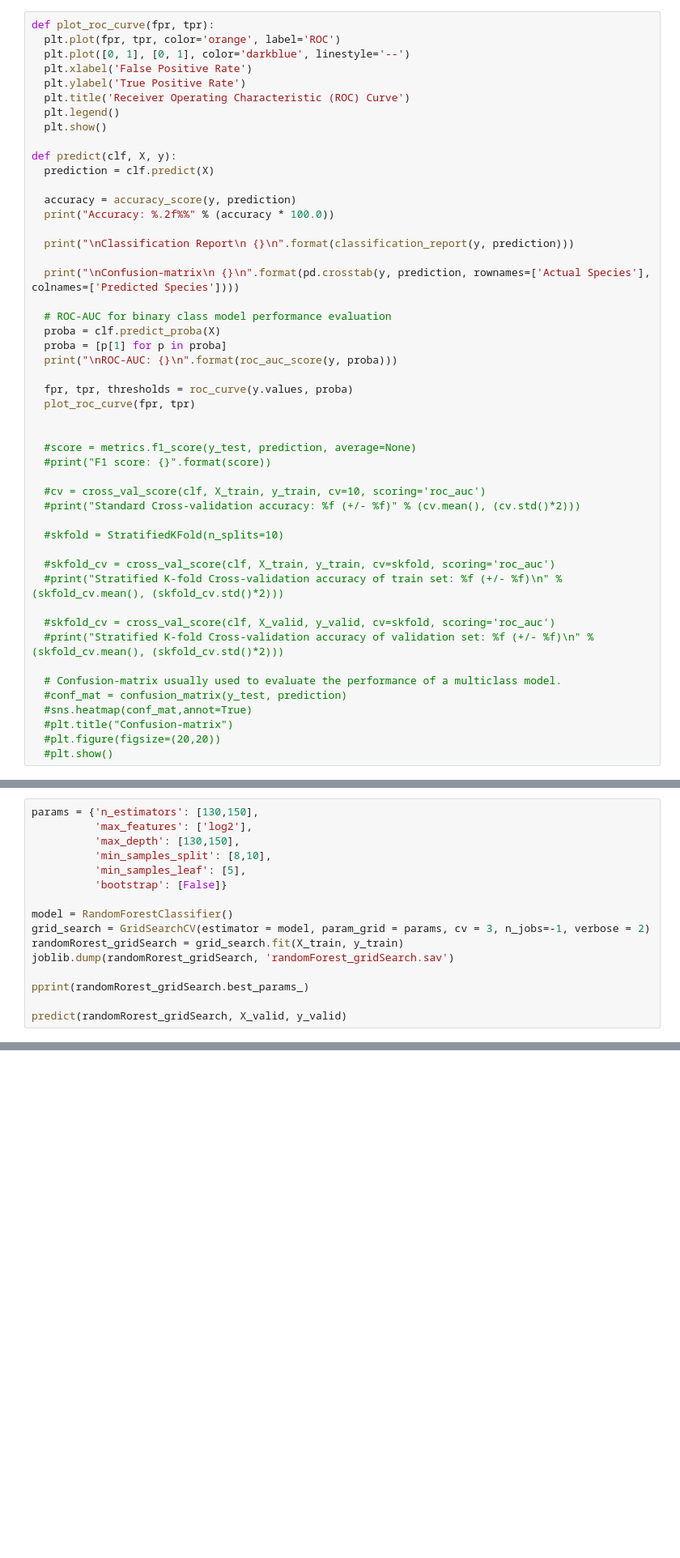
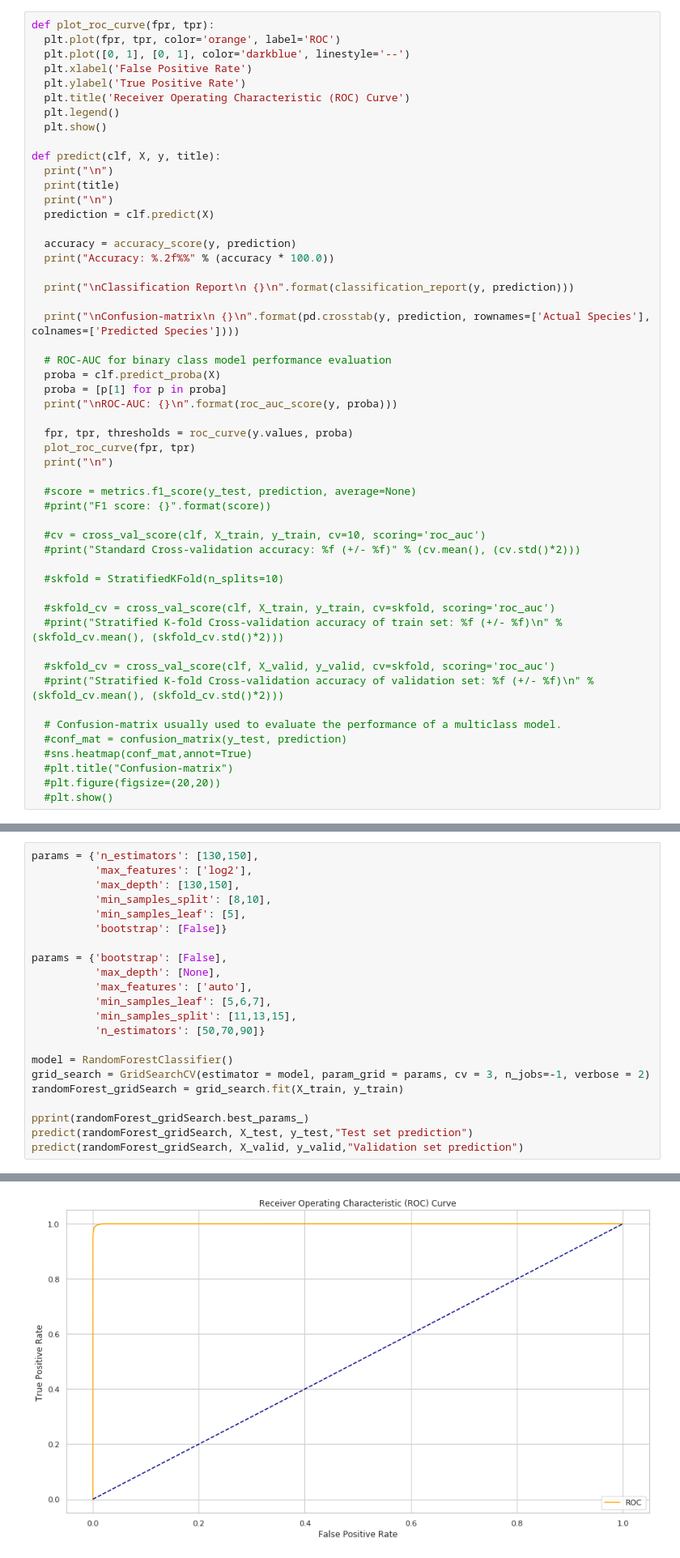
Before and after one commit to xcsengody/DP, a Jupyter notebook: xcsengody_models.ipynb, the cells around one changed output, grey strips where cells are left out. Shown at 81% size. Drawn from its saved outputs; the diff is of its cells as text; blank space fills up the shorter version.

```diff
--- a/xcsengody_models.ipynb
+++ b/xcsengody_models.ipynb
@@ -49,7 +93,10 @@ def plot_roc_curve(fpr, tpr):
   plt.legend()
   plt.show()
 
-def predict(clf, X, y):
+def predict(clf, X, y, title):
+  print("\n")
+  print(title)
+  print("\n")
   prediction = clf.predict(X)
 
   accuracy = accuracy_score(y, prediction)
@@ -66,7 +113,7 @@ def predict(clf, X, y):
 
   fpr, tpr, thresholds = roc_curve(y.values, proba)
   plot_roc_curve(fpr, tpr)
-
+  print("\n")
 
   #score = metrics.f1_score(y_test, prediction, average=None)
   #print("F1 score: {}".format(score))
@@ -444,11 +566,18 @@ params = {'n_estimators': [130,150],
           'min_samples_leaf': [5],
           'bootstrap': [False]}
 
+params = {'bootstrap': [False],
+          'max_depth': [None],
+          'max_features': ['auto'],
+          'min_samples_leaf': [5,6,7],
+          'min_samples_split': [11,13,15],
+          'n_estimators': [50,70,90]}
+
 model = RandomForestClassifier()
 grid_search = GridSearchCV(estimator = model, param_grid = params, cv = 3, n_jobs=-1, verbose = 2)
-randomRorest_gridSearch = grid_search.fit(X_train, y_train)
-joblib.dump(randomRorest_gridSearch, 'randomForest_gridSearch.sav')
+randomForest_gridSearch = grid_search.fit(X_train, y_train)
 
-pprint(randomRorest_gridSearch.best_params_)
-
-predict(randomRorest_gridSearch, X_valid, y_valid)
+pprint(randomForest_gridSearch.best_params_)
+predict(randomForest_gridSearch, X_test, y_test,"Test set prediction")
+predict(randomForest_gridSearch, X_valid, y_valid,"Validation set prediction")
+# %% [output]
@@ -454,0 +605 @@ predict(randomRorest_gridSearch, X_valid, y_valid)
+[figure, added]
```
Also changed, not shown: parts of 41 cells of this notebook.
